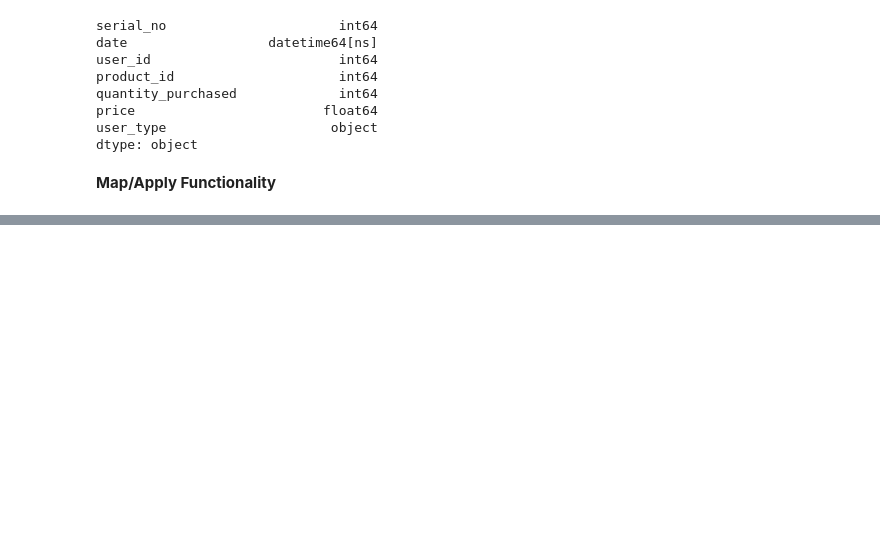
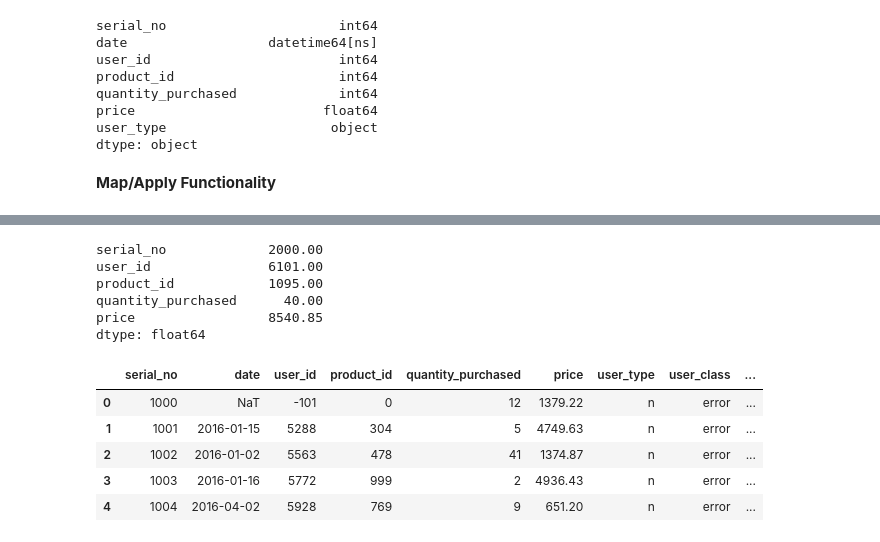
Before and after one commit to cleysonl/ML_Bootcamp_CLL, a Jupyter notebook: Data_Processing_and_Analysis.ipynb, the cells around one changed output, grey strips where cells are left out. Saved outputs shown, nothing was run; the diff lists cells and outputs as text; code cells hidden in the pictures; blank space fills up the shorter version.

```diff
--- a/Data_Processing_and_Analysis.ipynb
+++ b/Data_Processing_and_Analysis.ipynb
@@ -348,0 +349,10 @@ display(df.tail())
+# %%
+# Apply: Using apply to get attribute ranges
+display(df.select_dtypes(include=[np.number]).apply(lambda x: x.max()-x.min()))
+# %% [output]
+serial_no             2000.00
+user_id               6101.00
+product_id            1095.00
+quantity_purchased      40.00
+price                 8540.85
+dtype: float64
@@ -348,0 +362,9 @@ display(df.tail())
+# %%
+display(df.head())
+# %% [output]
+|  | serial_no | date | user_id | product_id | quantity_purchased | price | user_type | user_class | ... |
+| 0 | 1000 | NaT | -101 | 0 | 12 | 1379.22 | n | error | ... |
+| 1 | 1001 | 2016-01-15 | 5288 | 304 | 5 | 4749.63 | n | error | ... |
+| 2 | 1002 | 2016-01-02 | 5563 | 478 | 41 | 1374.87 | n | error | ... |
+| 3 | 1003 | 2016-01-16 | 5772 | 999 | 2 | 4936.43 | n | error | ... |
+| 4 | 1004 | 2016-04-02 | 5928 | 769 | 9 | 651.20 | n | error | ... |
```
Also changed, not shown: parts of 44 cells of this notebook.
